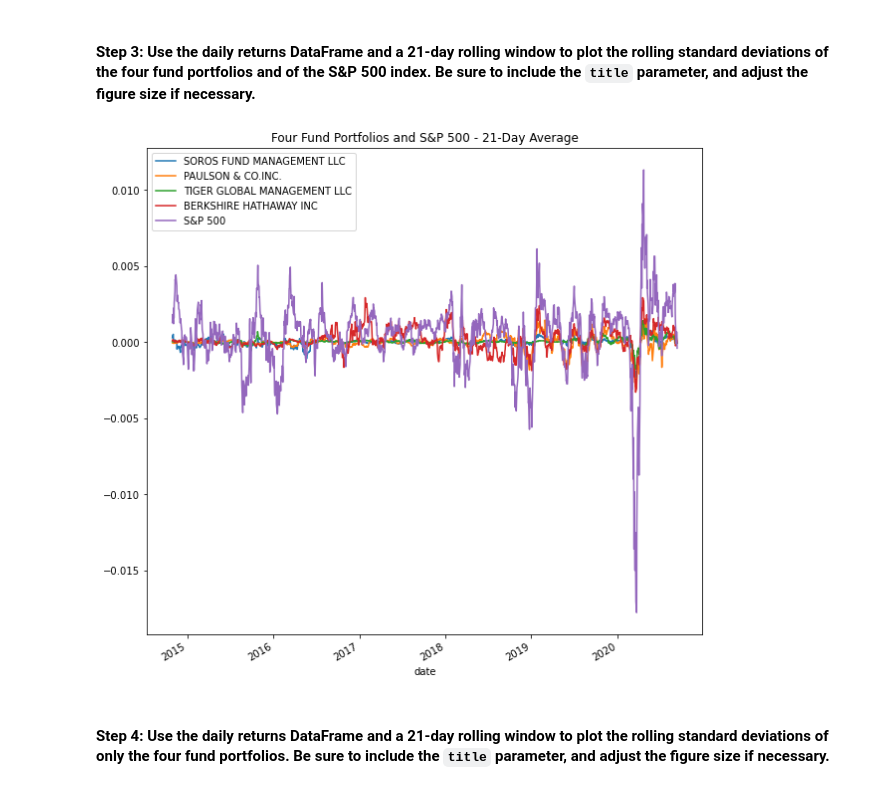
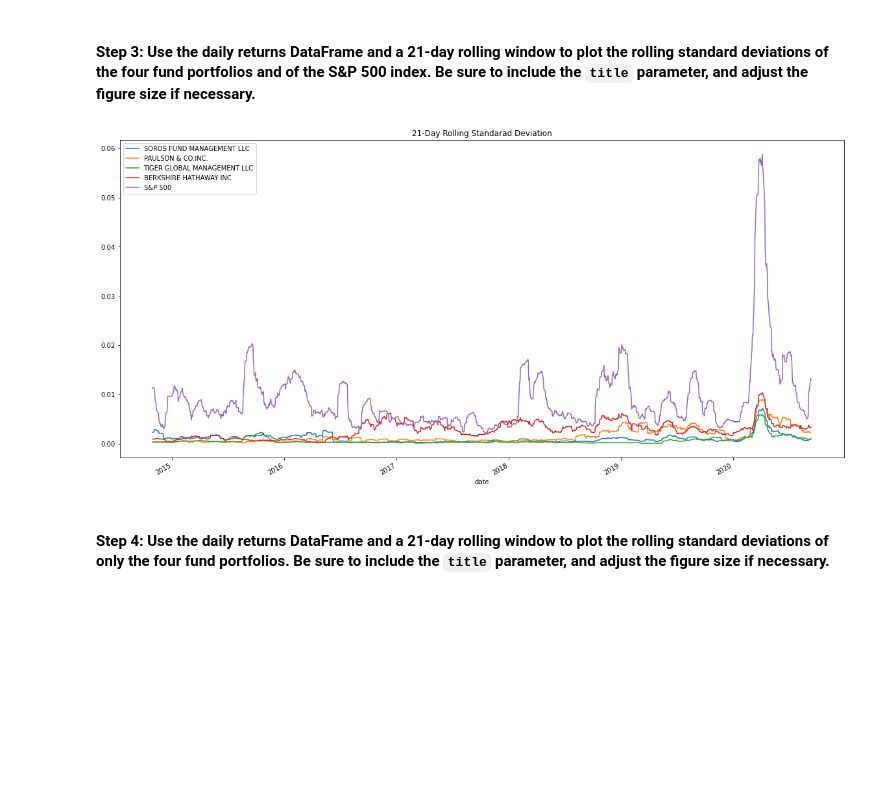
Before and after one commit to antonmaliksi/FinTechModule4Challenge, a Jupyter notebook: risk_return_analysis.ipynb, the cells around one changed output. Cells and saved outputs as stored; diff of their text form; code cells hidden in the pictures; blank space fills up the shorter version.

```diff
--- a/risk_return_analysis.ipynb
+++ b/risk_return_analysis.ipynb
@@ -285,14 +275,13 @@ dtype: float64
 # %%
 # Using the daily returns DataFrame and a 21-day rolling window,
 # plot the rolling standard deviation of the 4 portfolios and the S&P 500
 # Include a title parameter and adjust the figure size
-# YOUR CODE HERE
-SMA_21_average = daily_returns.rolling(window=21).mean().plot(
-    figsize=(10, 10),
-    title="Four Fund Portfolios and S&P 500 - 21-Day Average"
+SMA_21_average = daily_returns.rolling(window=21).std().plot(
+    figsize=(20, 10),
+    title="21-Day Rolling Standarad Deviation"
 )
 # %% [output]
-[figure, old version]
+[figure, new version]
 # %% [markdown]
 #### Step 4: Use the daily returns DataFrame and a 21-day rolling window to plot the rolling standard deviations of only the four fund portfolios. Be sure to include the `title` parameter, and adjust the figure size if necessary.
 # %%
```
Also changed, not shown: parts of 24 cells of this notebook.
